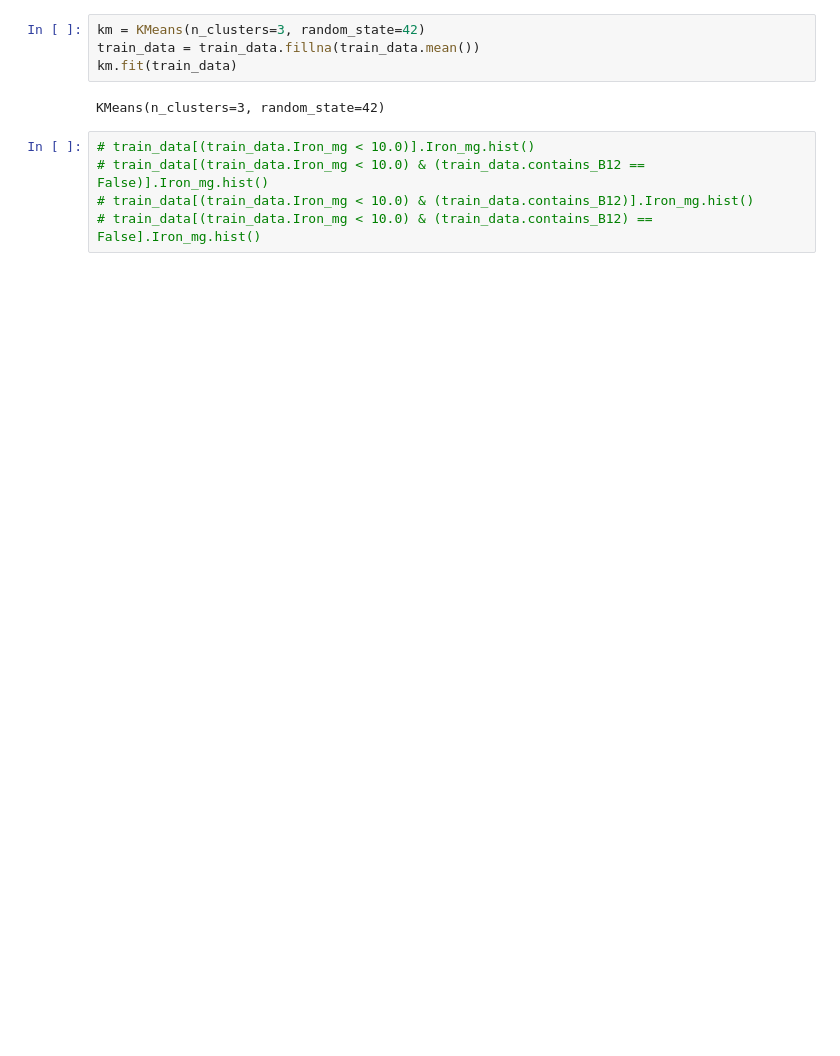
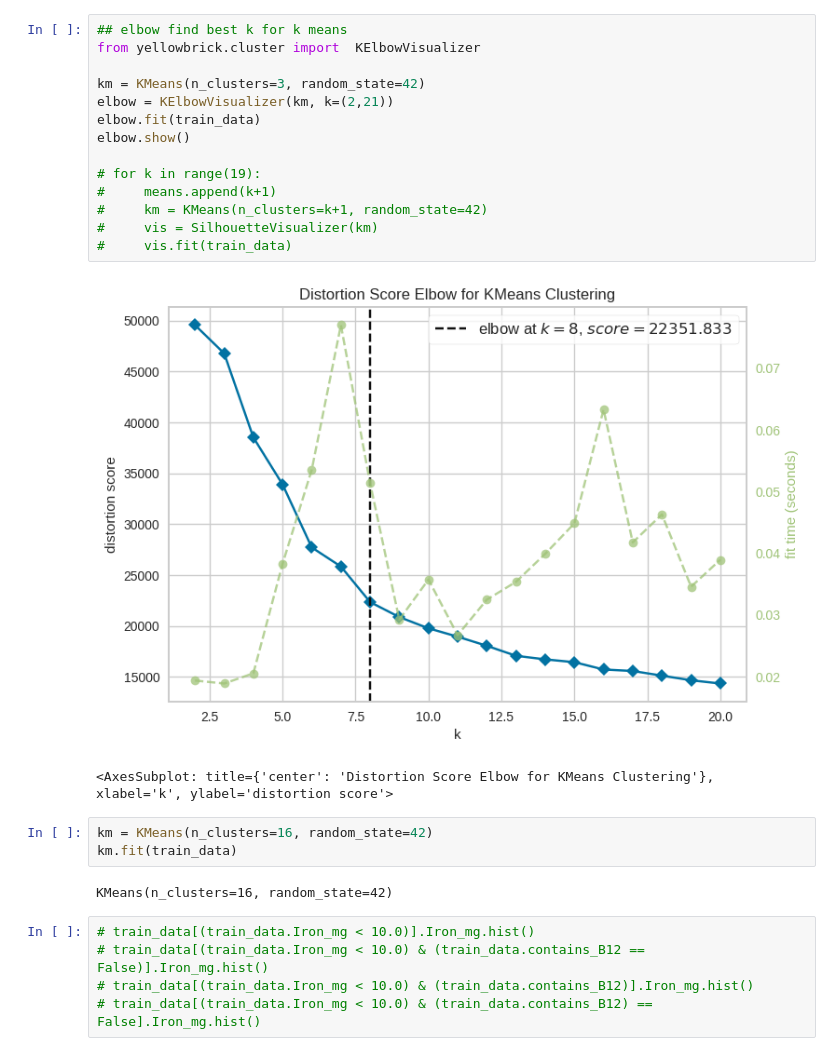
Before and after one commit to JiriHorirek/food_ingredients, a Jupyter notebook: clustering.ipynb, the cells around one changed output. Saved outputs shown, nothing was run; the diff lists cells and outputs as text; blank space fills up the shorter version.

```diff
--- a/clustering.ipynb
+++ b/clustering.ipynb
@@ -47,9 +105,25 @@ sclae(train_data, ss, True)
+# %%
+## elbow find best k for k means
+from yellowbrick.cluster import  KElbowVisualizer
+
+km = KMeans(n_clusters=3, random_state=42)
+elbow = KElbowVisualizer(km, k=(2,21))
+elbow.fit(train_data)
+elbow.show()
+
+# for k in range(19):
+#     means.append(k+1)
+#     km = KMeans(n_clusters=k+1, random_state=42)
+#     vis = SilhouetteVisualizer(km)
+#     vis.fit(train_data)
+# %% [output]
+[figure, added]
+<AxesSubplot: title={'center': 'Distortion Score Elbow for KMeans Clustering'}, xlabel='k', ylabel='distortion score'>
 # %%
-km = KMeans(n_clusters=3, random_state=42)
-train_data = train_data.fillna(train_data.mean())
+km = KMeans(n_clusters=16, random_state=42)
 km.fit(train_data)
 # %% [output]
-KMeans(n_clusters=3, random_state=42)
+KMeans(n_clusters=16, random_state=42)
 # %%
 # train_data[(train_data.Iron_mg < 10.0)].Iron_mg.hist()
 # train_data[(train_data.Iron_mg < 10.0) & (train_data.contains_B12 == False)].Iron_mg.hist()
```
Also changed, not shown: parts of 4 cells of this notebook.
